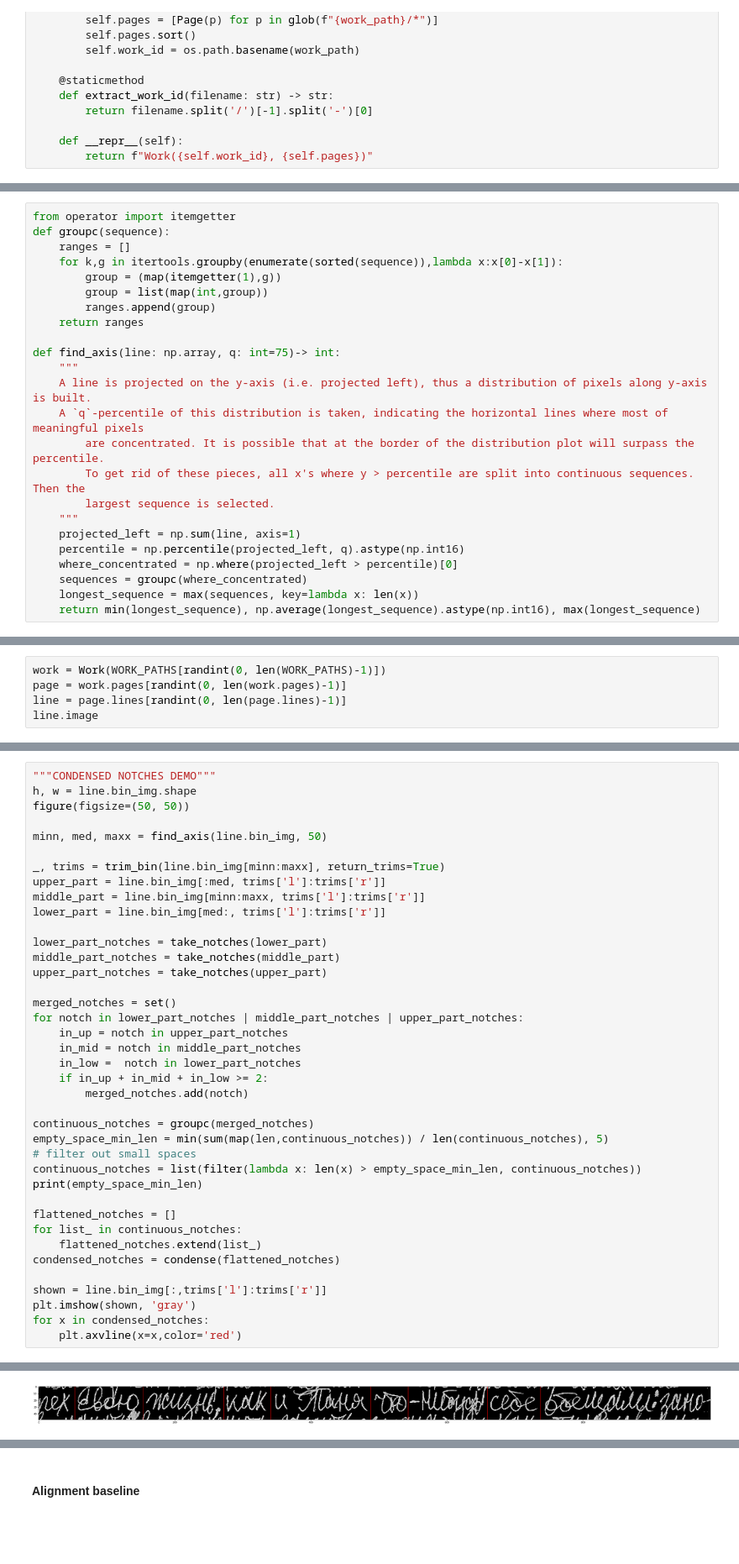
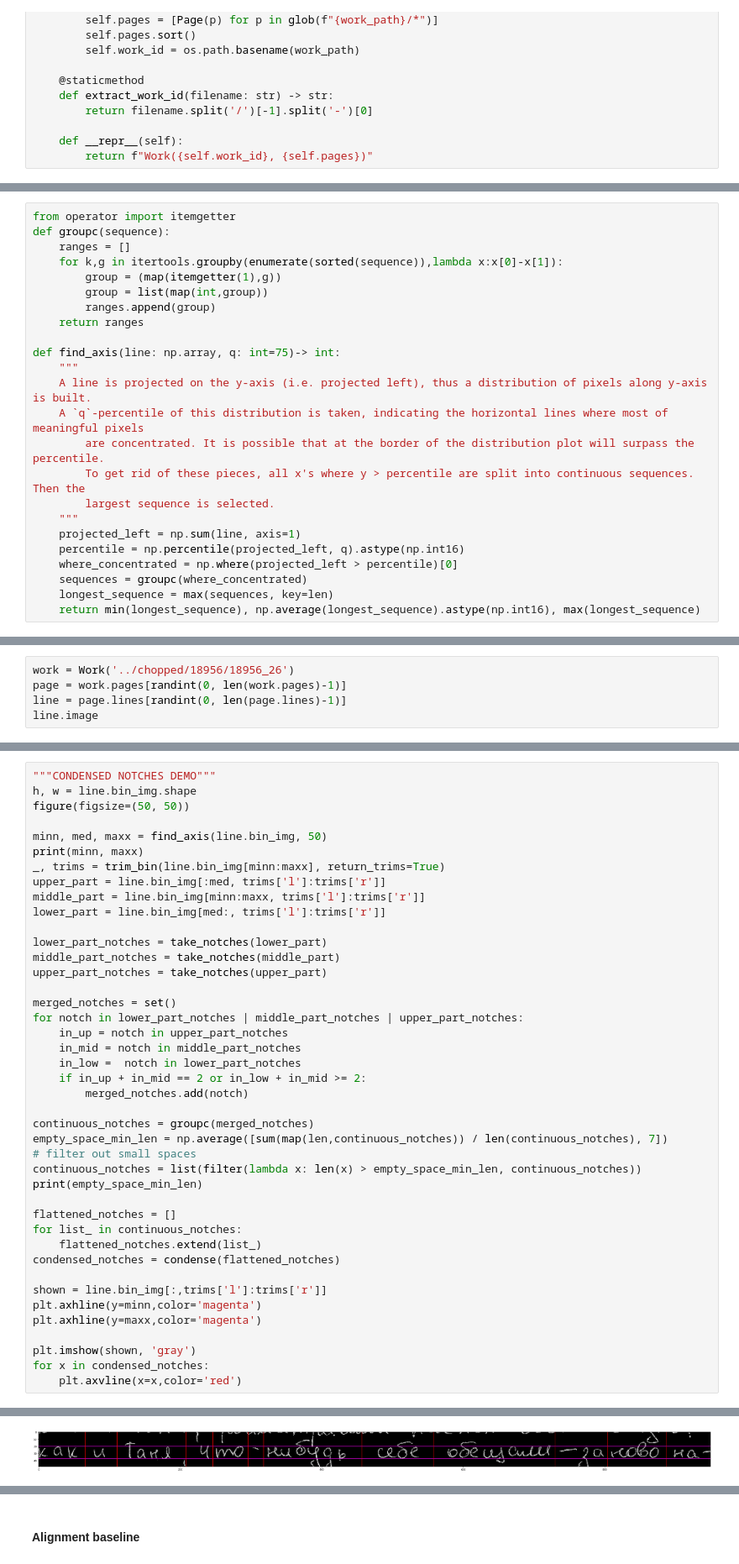
Before and after one commit to EmilNadimanov/disser, a Jupyter notebook: code/WordExtraction.ipynb, the cells around one changed output, grey strips where cells are left out. Shown at 84% size. Saved outputs shown, nothing was run; the diff lists cells and outputs as text; blank space fills up the shorter version.

```diff
--- a/code/WordExtraction.ipynb
+++ b/code/WordExtraction.ipynb
@@ -175,5 +175,5 @@ def find_axis(line: np.array, q: int=75)-> int:
     percentile = np.percentile(projected_left, q).astype(np.int16)
     where_concentrated = np.where(projected_left > percentile)[0]
     sequences = groupc(where_concentrated)
-    longest_sequence = max(sequences, key=lambda x: len(x))
+    longest_sequence = max(sequences, key=len)
     return min(longest_sequence), np.average(longest_sequence).astype(np.int16), max(longest_sequence)
@@ -212,5 +220,5 @@ WORK_PATHS[randint(0, len(WORK_PATHS)-1)]
 # %%
-work = Work(WORK_PATHS[randint(0, len(WORK_PATHS)-1)])
+work = Work('../chopped/18956/18956_26')
 page = work.pages[randint(0, len(work.pages)-1)]
 line = page.lines[randint(0, len(page.lines)-1)]
 line.image
@@ -222,7 +230,7 @@ h, w = line.bin_img.shape
 figure(figsize=(50, 50))
 
 minn, med, maxx = find_axis(line.bin_img, 50)
-
+print(minn, maxx)
 _, trims = trim_bin(line.bin_img[minn:maxx], return_trims=True)
 upper_part = line.bin_img[:med, trims['l']:trims['r']]
 middle_part = line.bin_img[minn:maxx, trims['l']:trims['r']]
@@ -237,11 +245,11 @@ for notch in lower_part_notches | middle_part_notches | upper_part_notches:
     in_up = notch in upper_part_notches
     in_mid = notch in middle_part_notches
     in_low =  notch in lower_part_notches
-    if in_up + in_mid + in_low >= 2:
+    if in_up + in_mid == 2 or in_low + in_mid >= 2:
         merged_notches.add(notch)
 
 continuous_notches = groupc(merged_notches)
-empty_space_min_len = min(sum(map(len,continuous_notches)) / len(continuous_notches), 5)
+empty_space_min_len = np.average([sum(map(len,continuous_notches)) / len(continuous_notches), 7])
 # filter out small spaces
 continuous_notches = list(filter(lambda x: len(x) > empty_space_min_len, continuous_notches))
 print(empty_space_min_len)
@@ -252,6 +260,9 @@ for list_ in continuous_notches:
 condensed_notches = condense(flattened_notches)
 
 shown = line.bin_img[:,trims['l']:trims['r']]
+plt.axhline(y=minn,color='magenta')
+plt.axhline(y=maxx,color='magenta')
+
 plt.imshow(shown, 'gray')
 for x in condensed_notches:
     plt.axvline(x=x,color='red')
@@ -260 +272 @@ for x in condensed_notches:
-[figure, old version]
+[figure, new version]
```
Also changed, not shown: parts of 12 cells of this notebook.
